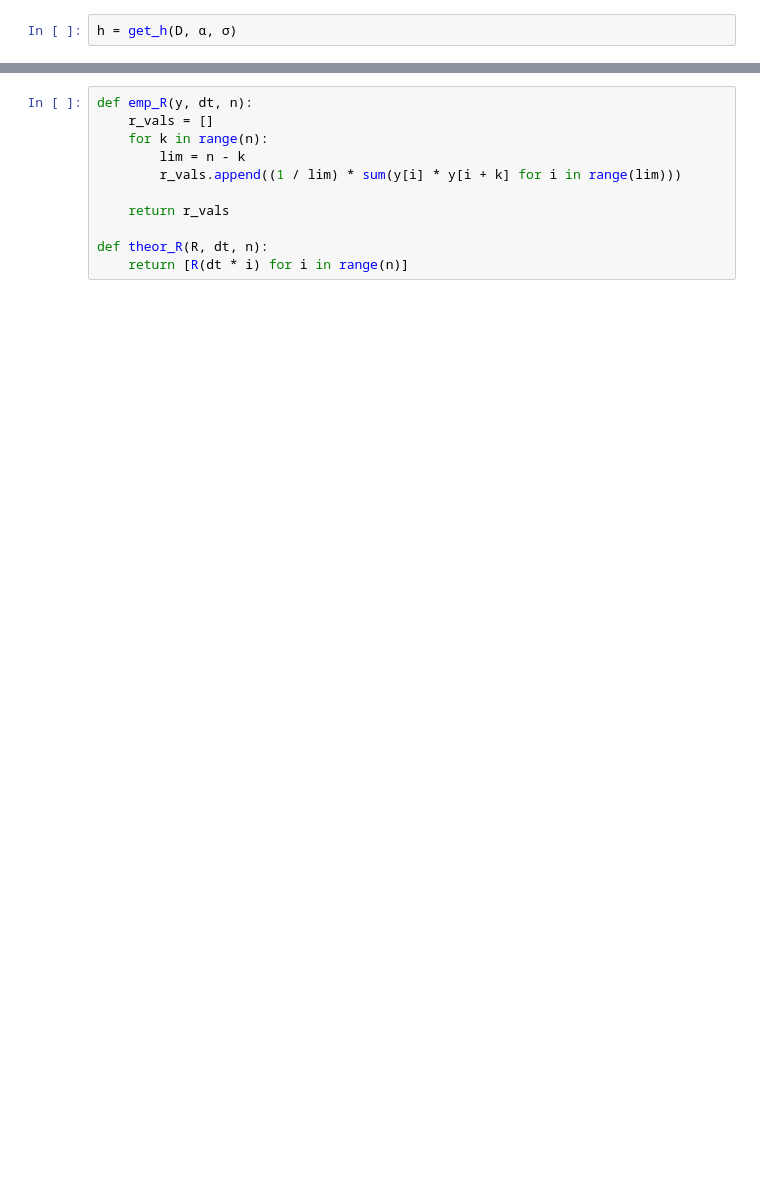
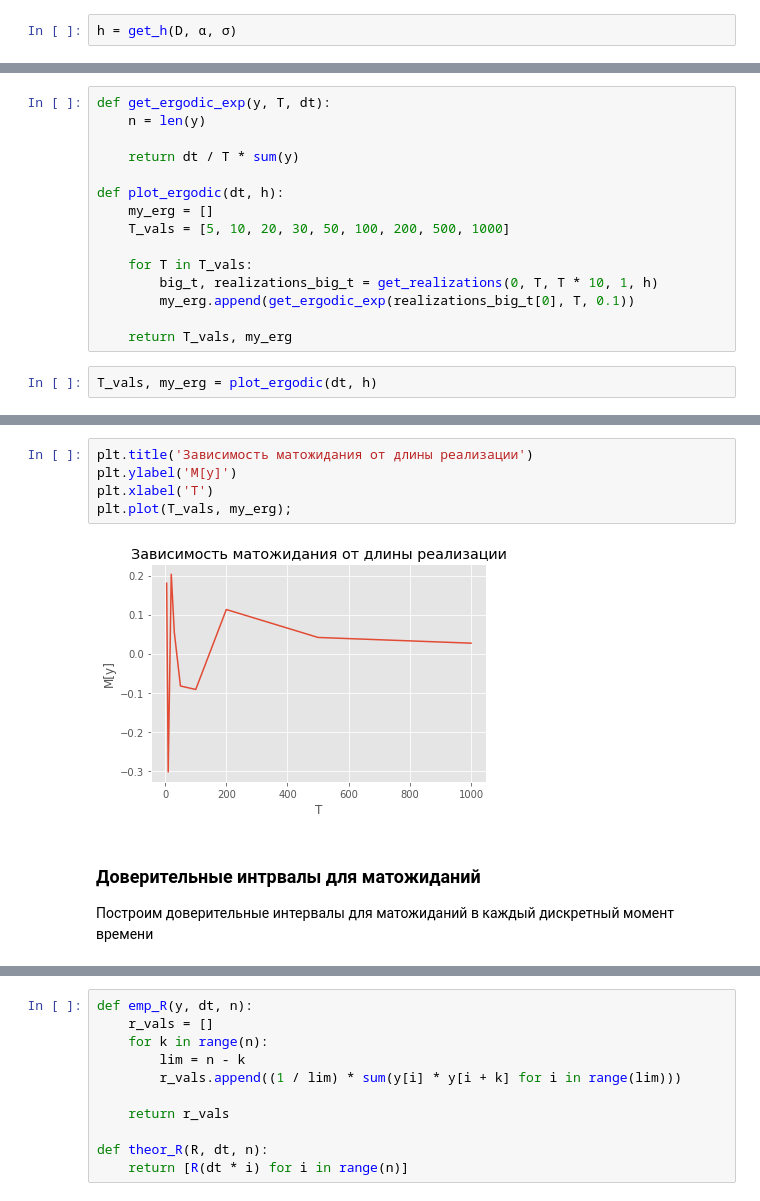
Before and after one commit to andrew-kulikov/matmod, a Jupyter notebook: src/lab3_shit.ipynb, the cells around one changed output, grey strips where cells are left out. Saved outputs shown, nothing was run; the diff lists cells and outputs as text; blank space fills up the shorter version.

```diff
--- a/src/lab3_shit.ipynb
+++ b/src/lab3_shit.ipynb
@@ -69,0 +108,17 @@ plt.plot(t, mys)
+# %%
+def get_ergodic_exp(y, T, dt):
+    n = len(y)
+
+    return dt / T * sum(y)
+
+def plot_ergodic(dt, h):
+    my_erg = []
+    T_vals = [5, 10, 20, 30, 50, 100, 200, 500, 1000]
+
+    for T in T_vals:
+        big_t, realizations_big_t = get_realizations(0, T, T * 10, 1, h)
+        my_erg.append(get_ergodic_exp(realizations_big_t[0], T, 0.1))
+
+    return T_vals, my_erg
+# %%
+T_vals, my_erg = plot_ergodic(dt, h)
@@ -69,0 +138,11 @@ plt.plot(t, mys)
+# %%
+plt.title('Зависимость матожидания от длины реализации')
+plt.ylabel('M[y]')
+plt.xlabel('T')
+plt.plot(T_vals, my_erg);
+# %% [output]
+[figure, added]
+# %% [markdown]
+### Доверительные интрвалы для матожиданий
+
+Построим доверительные интервалы для матожиданий в каждый дискретный момент времени
```
Also changed, not shown: parts of 33 cells of this notebook.
